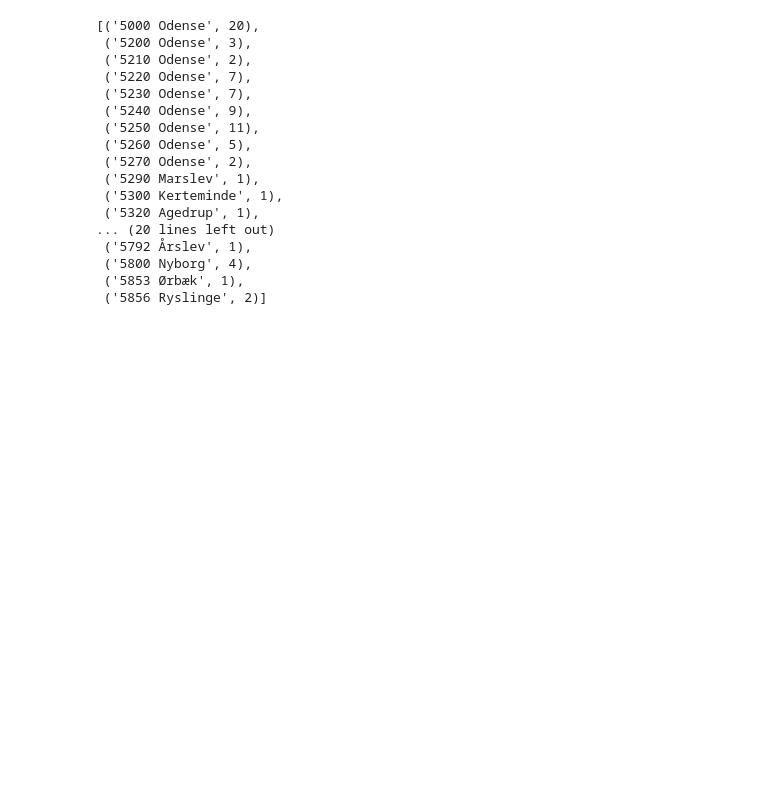
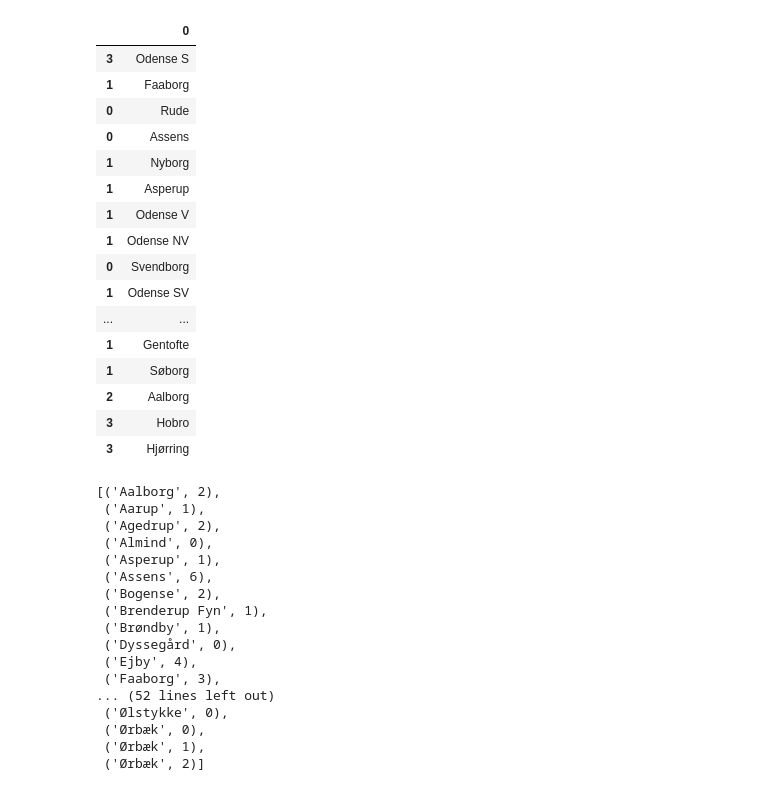
Before and after one commit to nicklasanielsen/python-eksamen, a Jupyter notebook: Tester.ipynb, the cells around one changed output. Cells and saved outputs as stored; diff of their text form; code cells hidden in the pictures; blank space fills up the shorter version.

```diff
--- a/Tester.ipynb
+++ b/Tester.ipynb
@@ -1,48 +1,73 @@
 # %%
 from Data_Grabber import *
 
 link = "https://politi.dk/fyns-politi/doegnrapporter/d%C3%B8gnrapport/2021/05/19"
 linkk = "https://politi.dk/fyns-politi/doegnrapporter/fyns-politi-doegnrapport-20052021/2021/05/21"
 linkkk = "https://politi.dk/fyns-politi/doegnrapporter/d%C3%B8gnrapport/2021/05/12"
 linkkkk = "https://politi.dk/fyns-politi/doegnrapporter/d%C3%B8gnrapport/2021/05/10"
 linkkkkk = "https://politi.dk/fyns-politi/doegnrapporter/d%C3%B8gnrapport/2021/04/26"
+nytlink = "https://politi.dk/nordsjaellands-politi/doegnrapporter/nordsjaellands-politi-uddrag-af-doegnrapport-2526-maj-2021/2021/05/26"
+link2 = "https://politi.dk/nordjyllands-politi/doegnrapporter/nordjyllands-politi-uddrag-af-doegnrapporten-den-26-27-maj-2021/2021/05/27"
+
 list_of_rapports = []
 list_of_rapports.append(link)
 list_of_rapports.append(linkk)
 list_of_rapports.append(linkkk)
-#list_of_rapports.append(linkkkk)
+list_of_rapports.append(linkkkk)
 list_of_rapports.append(linkkkkk)
 
+list_of_rapports.append(nytlink)
+list_of_rapports.append(link2)
 #read_page()
 #select_Segment()
 #select_Headline()
 #select_Incident_Text()
 #select_Incident_Header(link)
 #select_All_Text()
-#select_Incident()
-#select_Incident_Crimes()
+#select_Incident(nytlink)
+#select_Incident_Crimes(link)
 #incident_Locations(linkk)
 #incidents_for_cities(list_of_rapports)
-#calculate_crimes(incidents_for_cities(list_of_rapports))
-#incident_Time()
+#calculate_crimes([('Ørbæk', 0), ('Ørbæk', 1), ('Ørbæk', 1)])
+#incident_Time(link)
 #plotting(list_of_rapports)
+#csv_cities(list_of_rapports)
+testtest(list_of_rapports)
+# %% [output]
+|  | 0 |
+| 3 | Odense S |
+| 1 | Faaborg |
+| 0 | Rude |
+| 0 | Assens |
+| 1 | Nyborg |
+| 1 | Asperup |
+| 1 | Odense V |
+| 1 | Odense NV |
+| 0 | Svendborg |
+| 1 | Odense SV |
+| ... | ... |
+| 1 | Gentofte |
+| 1 | Søborg |
+| 2 | Aalborg |
+| 3 | Hobro |
+| 3 | Hjørring |
 # %%
-calculate_crimes(incidents_for_cities(list_of_rapports))
+calculate_crimes(csv_cities(list_of_rapports))
 # %% [output]
-[('5000 Odense', 20),
- ('5200 Odense', 3),
- ('5210 Odense', 2),
- ('5220 Odense', 7),
- ('5230 Odense', 7),
- ('5240 Odense', 9),
- ('5250 Odense', 11),
- ('5260 Odense', 5),
- ('5270 Odense', 2),
- ('5290 Marslev', 1),
- ('5300 Kerteminde', 1),
- ('5320 Agedrup', 1),
-... (20 lines left out)
- ('5792 Årslev', 1),
- ('5800 Nyborg', 4),
- ('5853 Ørbæk', 1),
- ('5856 Ryslinge', 2)]
+[('Aalborg', 2),
+ ('Aarup', 1),
+ ('Agedrup', 2),
+ ('Almind', 0),
+ ('Asperup', 1),
+ ('Assens', 6),
+ ('Bogense', 2),
+ ('Brenderup Fyn', 1),
+ ('Brøndby', 1),
+ ('Dyssegård', 0),
+ ('Ejby', 4),
+ ('Faaborg', 3),
+... (52 lines left out)
+ ('Ølstykke', 0),
+ ('Ørbæk', 0),
+ ('Ørbæk', 1),
+ ('Ørbæk', 2)]
```
Also changed, not shown: parts of 3 cells of this notebook, 2 other files.
